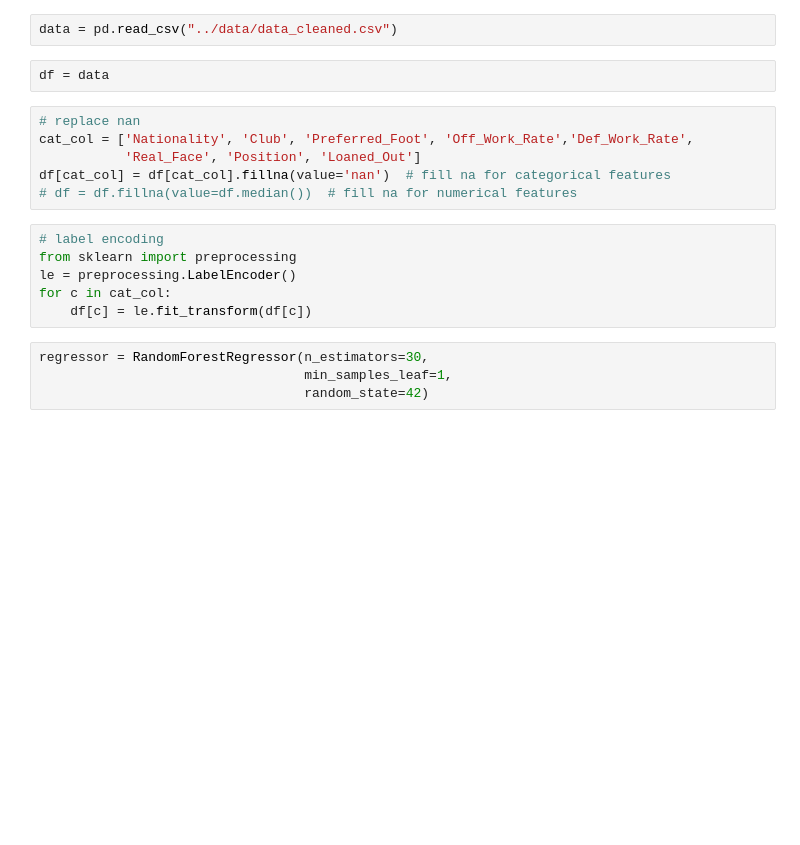
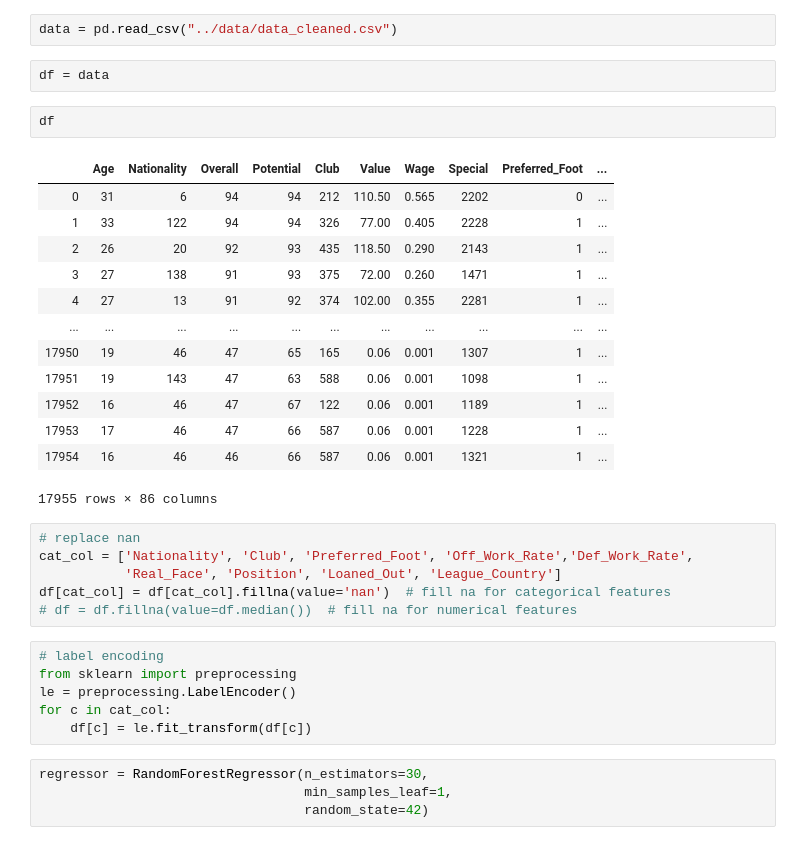
Before and after one commit to DurianCandy/MSDS-699, a Jupyter notebook: notebooks/sean_rf-kfold.ipynb, the cells around one changed output. Drawn from its saved outputs; the diff is of its cells as text; blank space fills up the shorter version.

```diff
--- a/notebooks/sean_rf-kfold.ipynb
+++ b/notebooks/sean_rf-kfold.ipynb
@@ -20,10 +20,26 @@ from sklearn.metrics import median_absolute_error
 data = pd.read_csv("../data/data_cleaned.csv")
 # %%
 df = data
+# %%
+df
+# %% [output]
+|  | Age | Nationality | Overall | Potential | Club | Value | Wage | Special | Preferred_Foot | ... |
+| 0 | 31 | 6 | 94 | 94 | 212 | 110.50 | 0.565 | 2202 | 0 | ... |
+| 1 | 33 | 122 | 94 | 94 | 326 | 77.00 | 0.405 | 2228 | 1 | ... |
+| 2 | 26 | 20 | 92 | 93 | 435 | 118.50 | 0.290 | 2143 | 1 | ... |
+| 3 | 27 | 138 | 91 | 93 | 375 | 72.00 | 0.260 | 1471 | 1 | ... |
+| 4 | 27 | 13 | 91 | 92 | 374 | 102.00 | 0.355 | 2281 | 1 | ... |
+| ... | ... | ... | ... | ... | ... | ... | ... | ... | ... | ... |
+| 17950 | 19 | 46 | 47 | 65 | 165 | 0.06 | 0.001 | 1307 | 1 | ... |
+| 17951 | 19 | 143 | 47 | 63 | 588 | 0.06 | 0.001 | 1098 | 1 | ... |
+| 17952 | 16 | 46 | 47 | 67 | 122 | 0.06 | 0.001 | 1189 | 1 | ... |
+| 17953 | 17 | 46 | 47 | 66 | 587 | 0.06 | 0.001 | 1228 | 1 | ... |
+| 17954 | 16 | 46 | 46 | 66 | 587 | 0.06 | 0.001 | 1321 | 1 | ... |
+17955 rows × 86 columns
 # %%
 # replace nan
 cat_col = ['Nationality', 'Club', 'Preferred_Foot', 'Off_Work_Rate','Def_Work_Rate',
-           'Real_Face', 'Position', 'Loaned_Out']
+           'Real_Face', 'Position', 'Loaned_Out', 'League_Country']
 df[cat_col] = df[cat_col].fillna(value='nan')  # fill na for categorical features
 # df = df.fillna(value=df.median())  # fill na for numerical features
 # %%
```
Also changed, not shown: parts of 3 cells of this notebook, 1 other file.
